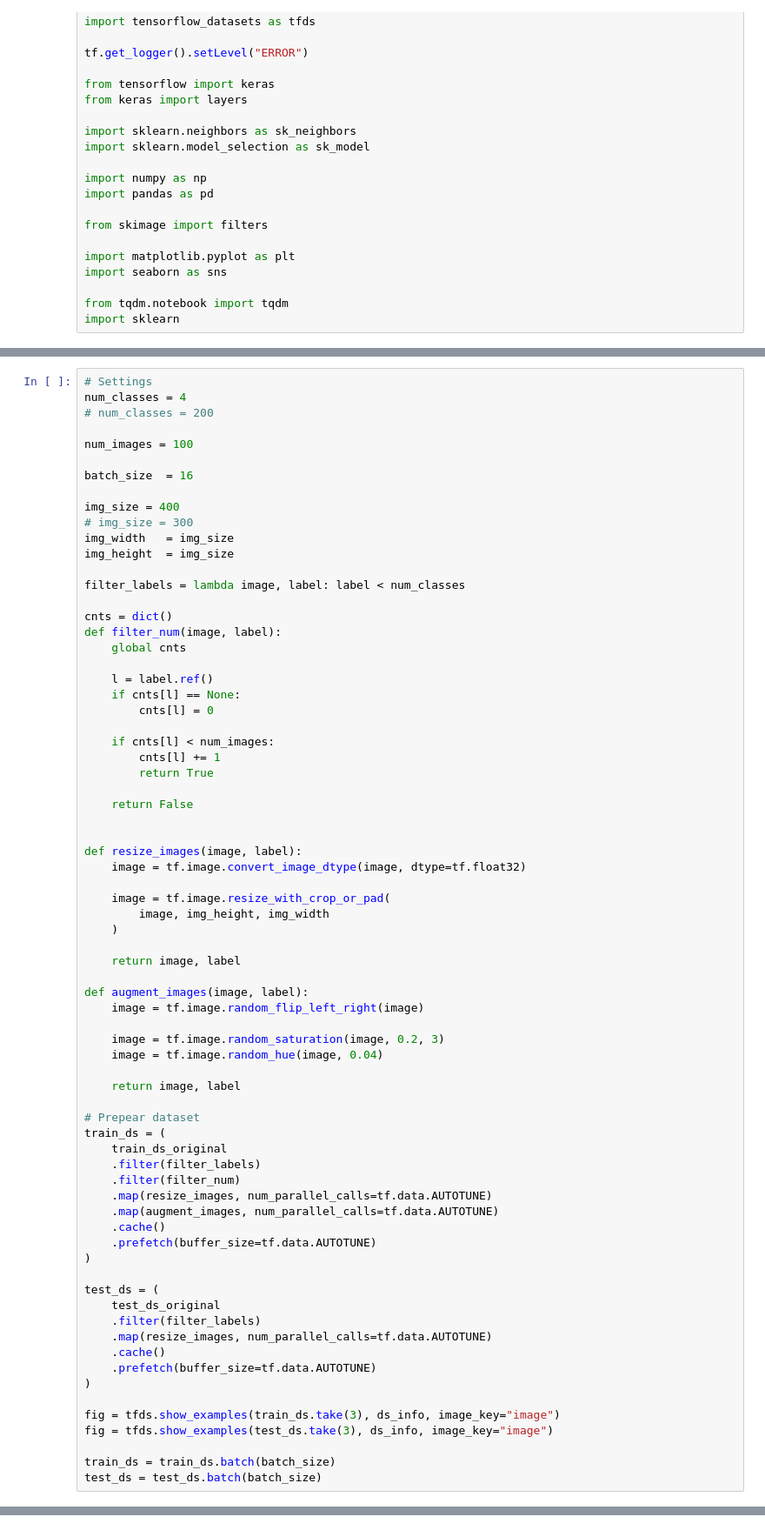
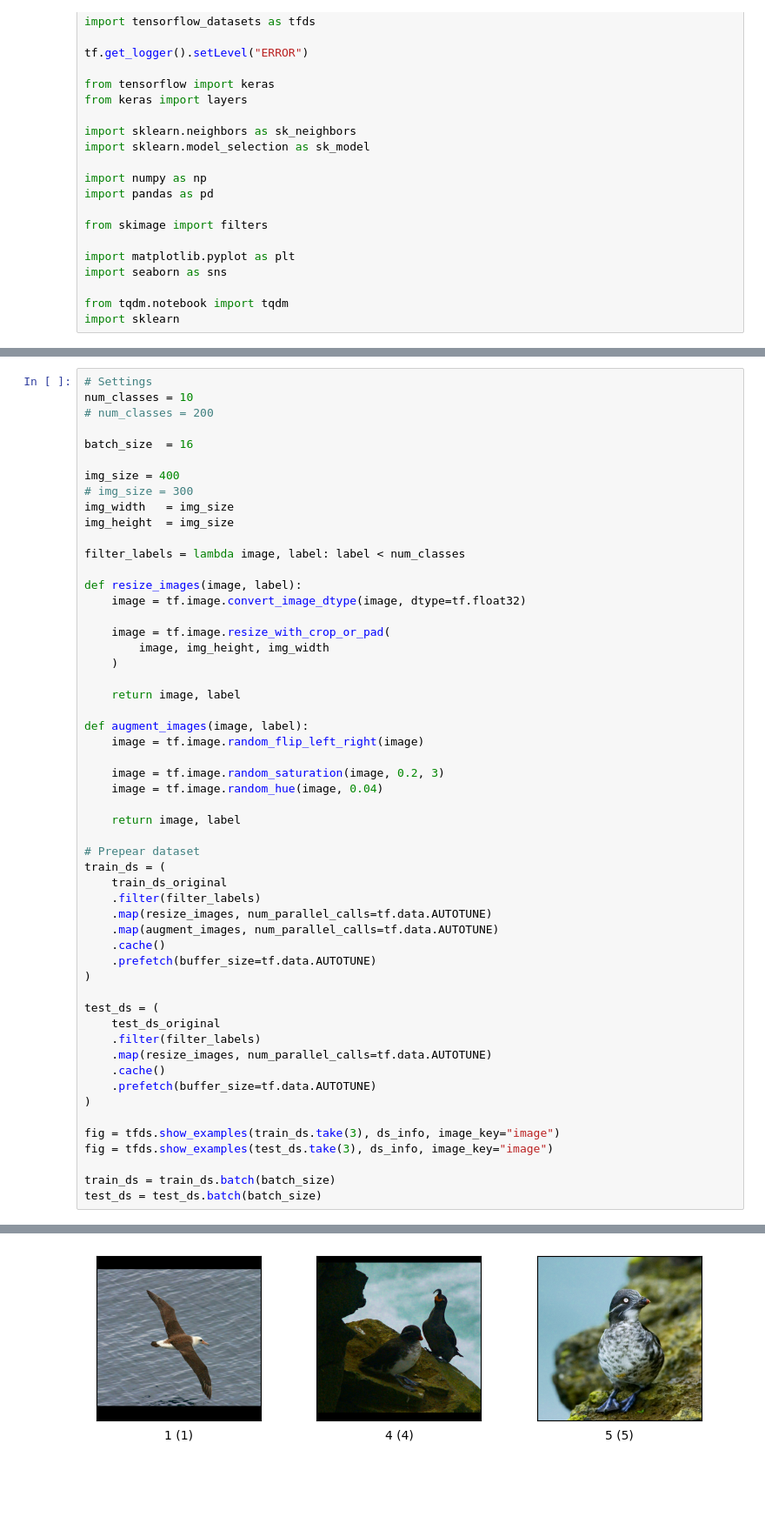
Before and after one commit to mymmrac/ml-research, a Jupyter notebook: ml.ipynb, the cells around one changed output, grey strips where cells are left out. Shown at 87% size. Drawn from its saved outputs; the diff is of its cells as text; blank space fills up the shorter version.

```diff
--- a/ml.ipynb
+++ b/ml.ipynb
@@ -54,9 +54,7 @@ Test dataset: 5794
 # %%
 # Settings
-num_classes = 4
+num_classes = 10
 # num_classes = 200
-
-num_images = 100
 
 batch_size  = 16
 
@@ -66,21 +64,6 @@ img_width   = img_size
 img_height  = img_size
 
 filter_labels = lambda image, label: label < num_classes
-
-cnts = dict()
-def filter_num(image, label):
-    global cnts
-
-    l = label.ref()
-    if cnts[l] == None:
-        cnts[l] = 0
-
-    if cnts[l] < num_images:
-        cnts[l] += 1
-        return True
-
-    return False
-
 
 def resize_images(image, label):
     image = tf.image.convert_image_dtype(image, dtype=tf.float32)
@@ -103,7 +86,6 @@ def augment_images(image, label):
 train_ds = (
     train_ds_original
     .filter(filter_labels)
-    .filter(filter_num)
     .map(resize_images, num_parallel_calls=tf.data.AUTOTUNE)
     .map(augment_images, num_parallel_calls=tf.data.AUTOTUNE)
     .cache()
@@ -131,0 +109 @@ AttributeError: in user code:
+[figure, added]
```
Also changed, not shown: parts of 11 cells of this notebook.
